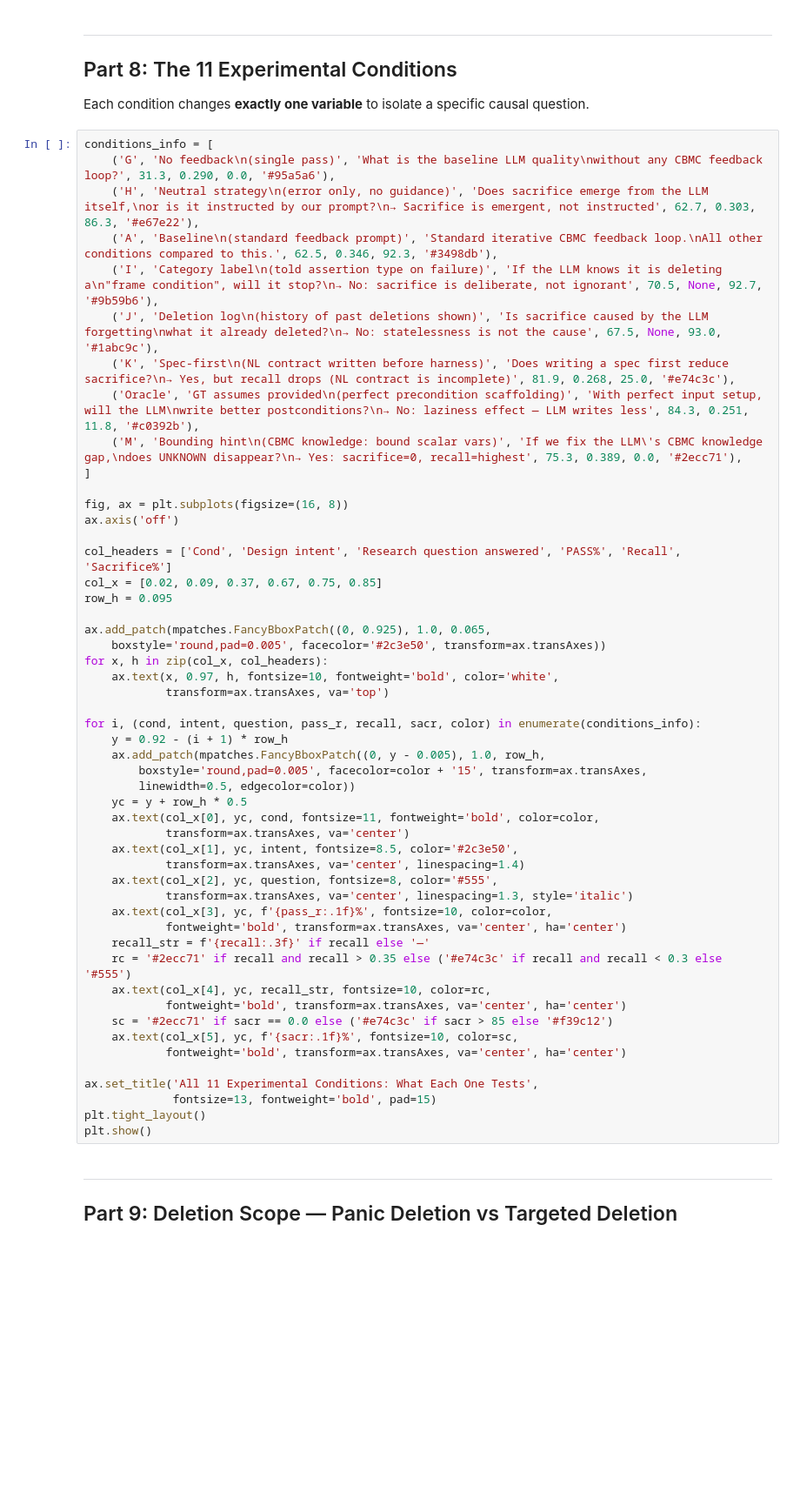
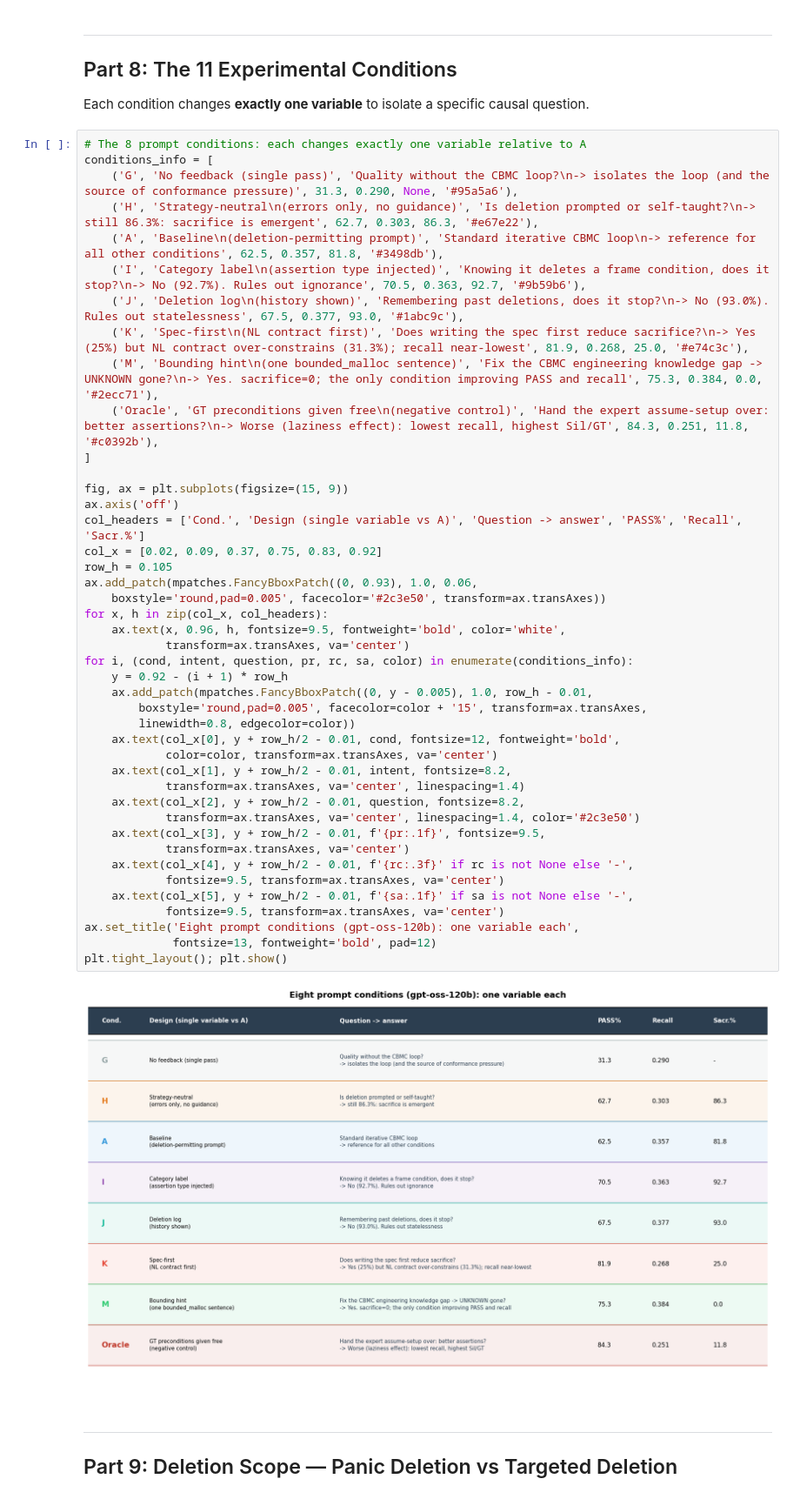
Before and after one commit to LukeW1999/LLM4Harness, a Jupyter notebook: experiment_explainer_en.ipynb, the cells around one changed output. Shown at 87% size. Saved outputs shown, nothing was run; the diff lists cells and outputs as text; blank space fills up the shorter version.

```diff
--- a/experiment_explainer_en.ipynb
+++ b/experiment_explainer_en.ipynb
@@ -434,56 +471,50 @@ print('  Same PASS rate, different prompt strategy → measurably different reca
 
 Each condition changes **exactly one variable** to isolate a specific causal question.
 # %%
+# The 8 prompt conditions: each changes exactly one variable relative to A
 conditions_info = [
-    ('G', 'No feedback\n(single pass)', 'What is the baseline LLM quality\nwithout any CBMC feedback loop?', 31.3, 0.290, 0.0, '#95a5a6'),
-    ('H', 'Neutral strategy\n(error only, no guidance)', 'Does sacrifice emerge from the LLM itself,\nor is it instructed by our prompt?\n→ Sacrifice is emergent, not instructed', 62.7, 0.303, 86.3, '#e67e22'),
-    ('A', 'Baseline\n(standard feedback prompt)', 'Standard iterative CBMC feedback loop.\nAll other conditions compared to this.', 62.5, 0.346, 92.3, '#3498db'),
-    ('I', 'Category label\n(told assertion type on failure)', 'If the LLM knows it is deleting a\n"frame condition", will it stop?\n→ No: sacrifice is deliberate, not ignorant', 70.5, None, 92.7, '#9b59b6'),
-    ('J', 'Deletion log\n(history of past deletions shown)', 'Is sacrifice caused by the LLM forgetting\nwhat it already deleted?\n→ No: statelessness is not the cause', 67.5, None, 93.0, '#1abc9c'),
-    ('K', 'Spec-first\n(NL contract written before harness)', 'Does writing a spec first reduce sacrifice?\n→ Yes, but recall drops (NL contract is incomplete)', 81.9, 0.268, 25.0, '#e74c3c'),
-    ('Oracle', 'GT assumes provided\n(perfect precondition scaffolding)', 'With perfect input setup, will the LLM\nwrite better postconditions?\n→ No: laziness effect — LLM writes less', 84.3, 0.251, 11.8, '#c0392b'),
-    ('M', 'Bounding hint\n(CBMC knowledge: bound scalar vars)', 'If we fix the LLM\'s CBMC knowledge gap,\ndoes UNKNOWN disappear?\n→ Yes: sacrifice=0, recall=highest', 75.3, 0.389, 0.0, '#2ecc71'),
+    ('G', 'No feedback (single pass)', 'Quality without the CBMC loop?\n-> isolates the loop (and the source of conformance pressure)', 31.3, 0.290, None, '#95a5a6'),
+    ('H', 'Strategy-neutral\n(errors only, no guidance)', 'Is deletion prompted or self-taught?\n-> still 86.3%: sacrifice is emergent', 62.7, 0.303, 86.3, '#e67e22'),
+    ('A', 'Baseline\n(deletion-permitting prompt)', 'Standard iterative CBMC loop\n-> reference for all other conditions', 62.5, 0.357, 81.8, '#3498db'),
+    ('I', 'Category label\n(assertion type injected)', 'Knowing it deletes a frame condition, does it stop?\n-> No (92.7%). Rules out ignorance', 70.5, 0.363, 92.7, '#9b59b6'),
+    ('J', 'Deletion log\n(history shown)', 'Remembering past deletions, does it stop?\n-> No (93.0%). Rules out statelessness', 67.5, 0.377, 93.0, '#1abc9c'),
+    ('K', 'Spec-first\n(NL contract first)', 'Does writing the spec first reduce sacrifice?\n-> Yes (25%) but NL contract over-constrains (31.3%); recall near-lowest', 81.9, 0.268, 25.0, '#e74c3c'),
+    ('M', 'Bounding hint\n(one bounded_malloc sentence)', 'Fix the CBMC engineering knowledge gap -> UNKNOWN gone?\n-> Yes. sacrifice=0; the only condition improving PASS and recall', 75.3, 0.384, 0.0, '#2ecc71'),
+    ('Oracle', 'GT preconditions given free\n(negative control)', 'Hand the expert assume-setup over: better assertions?\n-> Worse (laziness effect): lowest recall, highest Sil/GT', 84.3, 0.251, 11.8, '#c0392b'),
 ]
 
-fig, ax = plt.subplots(figsize=(16, 8))
+fig, ax = plt.subplots(figsize=(15, 9))
 ax.axis('off')
-
-col_headers = ['Cond', 'Design intent', 'Research question answered', 'PASS%', 'Recall', 'Sacrifice%']
-col_x = [0.02, 0.09, 0.37, 0.67, 0.75, 0.85]
-row_h = 0.095
-
-ax.add_patch(mpatches.FancyBboxPatch((0, 0.925), 1.0, 0.065,
+col_headers = ['Cond.', 'Design (single variable vs A)', 'Question -> answer', 'PASS%', 'Recall', 'Sacr.%']
+col_x = [0.02, 0.09, 0.37, 0.75, 0.83, 0.92]
+row_h = 0.105
+ax.add_patch(mpatches.FancyBboxPatch((0, 0.93), 1.0, 0.06,
     boxstyle='round,pad=0.005', facecolor='#2c3e50', transform=ax.transAxes))
 for x, h in zip(col_x, col_headers):
-    ax.text(x, 0.97, h, fontsize=10, fontweight='bold', color='white',
-            transform=ax.transAxes, va='top')
-
-for i, (cond, intent, question, pass_r, recall, sacr, color) in enumerate(conditions_info):
+    ax.text(x, 0.96, h, fontsize=9.5, fontweight='bold', color='white',
+            transform=ax.transAxes, va='center')
+for i, (cond, intent, question, pr, rc, sa, color) in enumerate(conditions_info):
     y = 0.92 - (i + 1) * row_h
-    ax.add_patch(mpatches.FancyBboxPatch((0, y - 0.005), 1.0, row_h,
+    ax.add_patch(mpatches.FancyBboxPatch((0, y - 0.005), 1.0, row_h - 0.01,
         boxstyle='round,pad=0.005', facecolor=color + '15', transform=ax.transAxes,
-        linewidth=0.5, edgecolor=color))
-    yc = y + row_h * 0.5
-    ax.text(col_x[0], yc, cond, fontsize=11, fontweight='bold', color=color,
+        linewidth=0.8, edgecolor=color))
+    ax.text(col_x[0], y + row_h/2 - 0.01, cond, fontsize=12, fontweight='bold',
+            color=color, transform=ax.transAxes, va='center')
+    ax.text(col_x[1], y + row_h/2 - 0.01, intent, fontsize=8.2,
+            transform=ax.transAxes, va='center', linespacing=1.4)
+    ax.text(col_x[2], y + row_h/2 - 0.01, question, fontsize=8.2,
+            transform=ax.transAxes, va='center', linespacing=1.4, color='#2c3e50')
+    ax.text(col_x[3], y + row_h/2 - 0.01, f'{pr:.1f}', fontsize=9.5,
             transform=ax.transAxes, va='center')
-    ax.text(col_x[1], yc, intent, fontsize=8.5, color='#2c3e50',
-            transform=ax.transAxes, va='center', linespacing=1.4)
-    ax.text(col_x[2], yc, question, fontsize=8, color='#555',
-            transform=ax.transAxes, va='center', linespacing=1.3, style='italic')
-    ax.text(col_x[3], yc, f'{pass_r:.1f}%', fontsize=10, color=color,
-            fontweight='bold', transform=ax.transAxes, va='center', ha='center')
-    recall_str = f'{recall:.3f}' if recall else '—'
-    rc = '#2ecc71' if recall and recall > 0.35 else ('#e74c3c' if recall and recall < 0.3 else '#555')
-    ax.text(col_x[4], yc, recall_str, fontsize=10, color=rc,
-            fontweight='bold', transform=ax.transAxes, va='center', ha='center')
-    sc = '#2ecc71' if sacr == 0.0 else ('#e74c3c' if sacr > 85 else '#f39c12')
-    ax.text(col_x[5], yc, f'{sacr:.1f}%', fontsize=10, color=sc,
-            fontweight='bold', transform=ax.transAxes, va='center', ha='center')
-
-ax.set_title('All 11 Experimental Conditions: What Each One Tests',
-             fontsize=13, fontweight='bold', pad=15)
-plt.tight_layout()
-plt.show()
+    ax.text(col_x[4], y + row_h/2 - 0.01, f'{rc:.3f}' if rc is not None else '-',
+            fontsize=9.5, transform=ax.transAxes, va='center')
+    ax.text(col_x[5], y + row_h/2 - 0.01, f'{sa:.1f}' if sa is not None else '-',
+            fontsize=9.5, transform=ax.transAxes, va='center')
+ax.set_title('Eight prompt conditions (gpt-oss-120b): one variable each',
+             fontsize=13, fontweight='bold', pad=12)
+plt.tight_layout(); plt.show()
+# %% [output]
+[figure, added]
 # %% [markdown]
 ---
 ## Part 9: Deletion Scope — Panic Deletion vs Targeted Deletion
```
Also changed, not shown: parts of 40 cells of this notebook, 1 other file.
